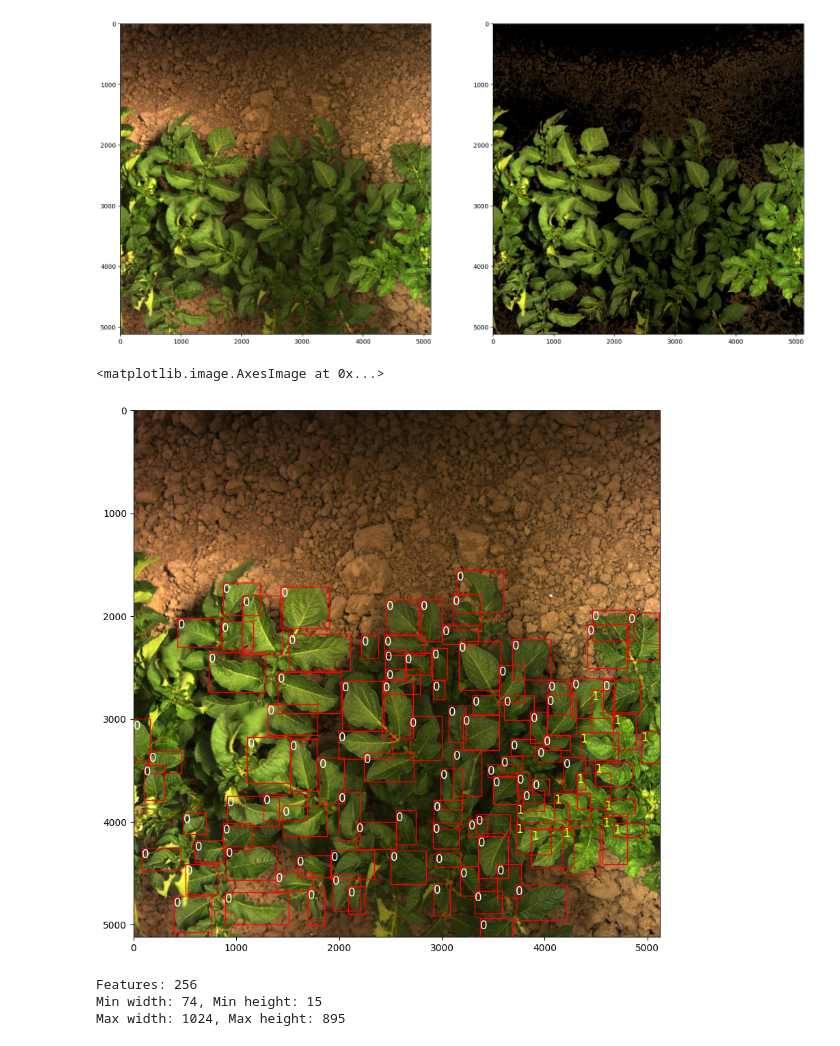
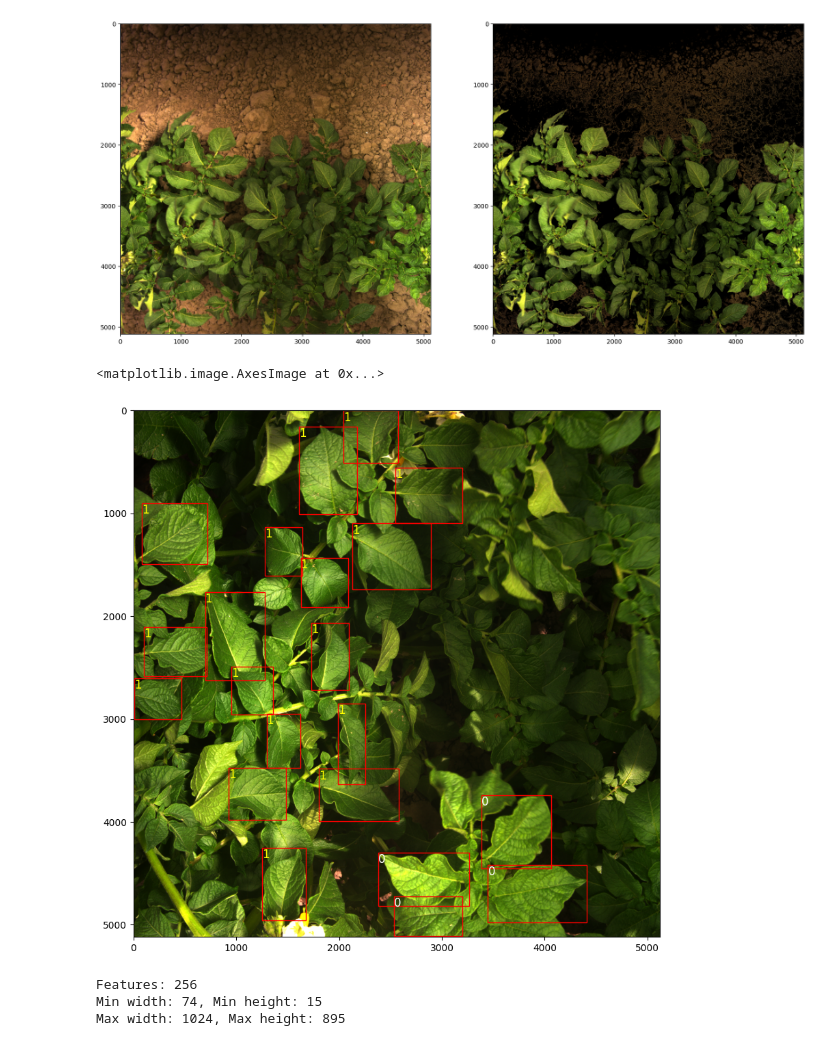
Before and after one commit to MartMonster/AlphaTreeLVQ, a Jupyter notebook: LVQ/leaves-2025-07-03/example.ipynb, the cells around one changed output. Saved outputs shown, nothing was run; the diff lists cells and outputs as text; code cells hidden in the pictures.

```diff
--- a/LVQ/leaves-2025-07-03/example.ipynb
+++ b/LVQ/leaves-2025-07-03/example.ipynb
@@ -43,40 +43,40 @@ def parse_labels(file_path):
             parsed_data.append((label, bbox))
     return parsed_data
 
-img = skimage.io.imread("../../Croptimal/2024_5_13_CleansingDataset/Run1_light_normal_otherobjects/train/2ec83b5a-f1ad-4dae-bb33-773f1eee7923.png")
-labels = parse_labels("../../Croptimal/2024_5_13_CleansingDataset/Run1_light_normal_otherobjects/train/2ec83b5a-f1ad-4dae-bb33-773f1eee7923.txt")
+img = skimage.io.imread("../../Croptimal/2024_5_13_CleansingDataset/Run1_light_normal_otherobjects/train/372d139f-2c82-4ef1-b50b-d092a9b46c49.png")
+labels = parse_labels("../../Croptimal/2024_5_13_CleansingDataset/Run1_light_normal_otherobjects/train/372d139f-2c82-4ef1-b50b-d092a9b46c49.txt")
 # img = skimage.io.imread("../../Croptimal/2024_5_13_CleansingDataset/Run1_light_normal_otherobjects/train/a9e37804-c00a-4e4e-b99f-e267a0056a05.png")
 # labels = parse_labels("../../Croptimal/2024_5_13_CleansingDataset/Run1_light_normal_otherobjects/train/a9e37804-c00a-4e4e-b99f-e267a0056a05.txt")
 
 fig, ax1 = plt.subplots(figsize=(10,10))
 div = 320 # 5120/320=16 so makes 16x16 grids
 # for i in range(0, div):
 #     for j in range(0, div):
 #         x = i * img.shape[1] // div
 #         y = j * img.shape[0] // div
 #         x1 = x + img.shape[1] // div
 #         y1 = y + img.shape[0] // div
 #         rect = plt.Rectangle((x, y), img.shape[1] // div, img.shape[0] // div, linewidth=0.1, edgecolor='blue', facecolor='none')
 #         ax1.add_patch(rect)
 for label, bbox in labels:
     x_center, y_center, width, height = bbox
     x_center = int(x_center * img.shape[1])
     y_center = int(y_center * img.shape[0])
     width = int(width * img.shape[1])
     height = int(height * img.shape[0])
     x1 = int(x_center - width / 2)
     y1 = int(y_center - height / 2)
     x2 = int(x_center + width / 2)
     y2 = int(y_center + height / 2)
 
     rect = plt.Rectangle((x1, y1), width, height, linewidth=1, edgecolor='r', facecolor='none')
     ax1.add_patch(rect)
     color = 'white' if not label else 'yellow'
     ax1.text(x1, y1 + 100, str(label), color=color, fontsize=12)
 ax1.imshow(img)
 # %% [output]
 <matplotlib.image.AxesImage at 0x...>
-[figure, old version]
+[figure, new version]
 # %%
 lvq2 = gmlvq()
 features = (img.shape[0] // div) * (img.shape[1] // div)
```
Also changed, not shown: 6 other files.
